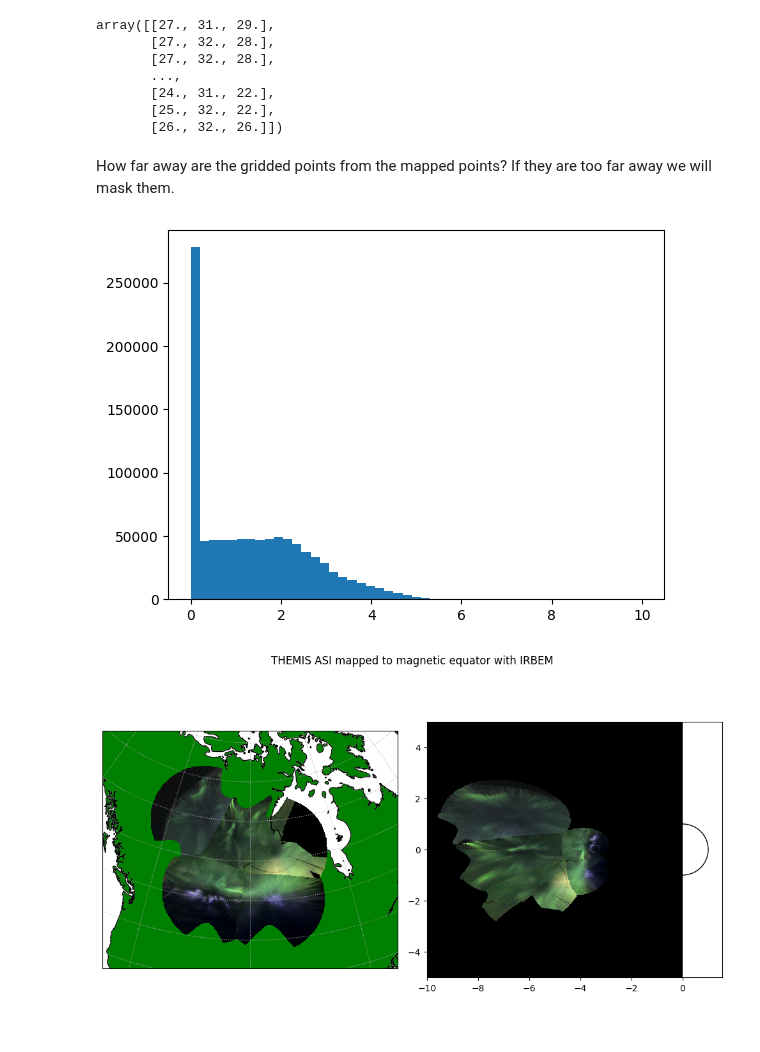
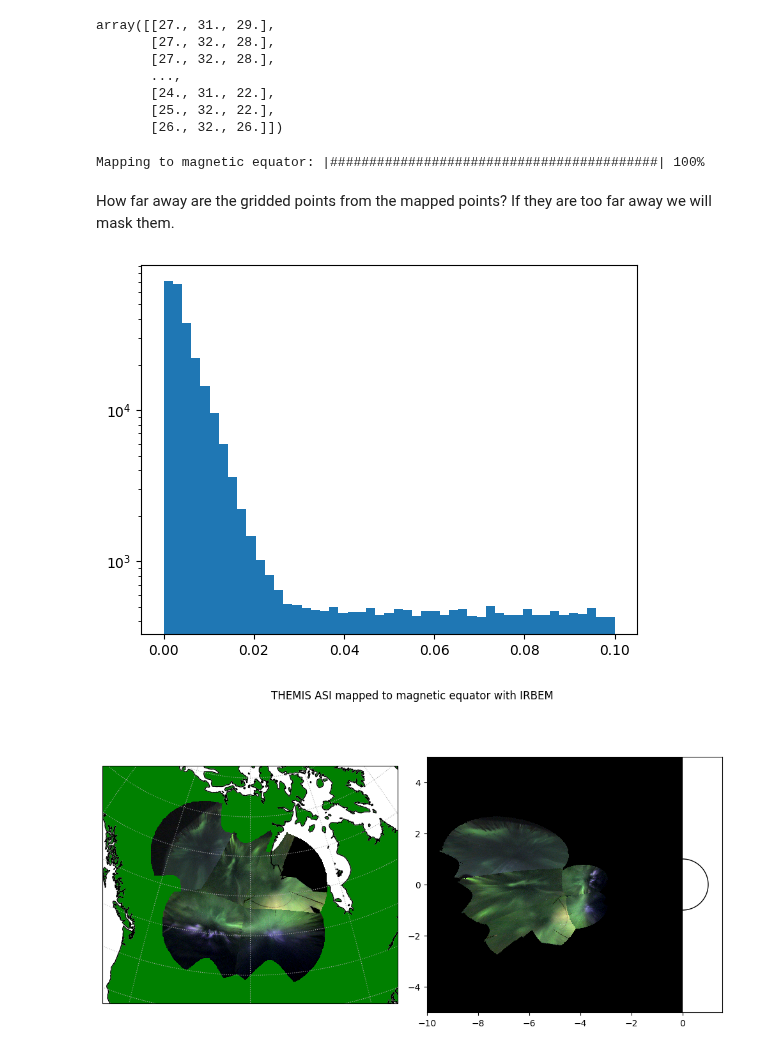
Before and after one commit to mshumko/asilib, a Jupyter notebook: docs/tutorials/magnetic_equator.ipynb, the cells around one changed output. Saved outputs shown, nothing was run; the diff lists cells and outputs as text; code cells hidden in the pictures.

```diff
--- a/docs/tutorials/magnetic_equator.ipynb
+++ b/docs/tutorials/magnetic_equator.ipynb
@@ -43,7 +43,13 @@ def map_eq(time, latitudes, longitudes, alt=110):
     """
     sm_coords = np.zeros((latitudes.shape[0], 3))
 
-    for i, (lat, lon) in enumerate(zip(latitudes, longitudes)):
+    _progressbar = asilib.utils.progressbar(
+        enumerate(zip(latitudes, longitudes)),
+        iter_length=latitudes.shape[0],
+        text='Mapping to magnetic equator'
+        )
+
+    for i, (lat, lon) in _progressbar:
 
         # Trace the magnetic field line to the magnetic equator
         LLA = {'datetime':time, 'x1':alt, 'x2':lat, 'x3':lon}
@@ -80,6 +86,8 @@ array([[27., 31., 29.],
        [26., 32., 26.]])
 # %%
 sm_loc = map_eq(time, lats_lons[:, 0], lats_lons[:, 1], alt=map_alt)
+# %% [output]
+Mapping to magnetic equator: |##########################################| 100%
 # %%
 x_grid, y_grid = np.meshgrid(np.linspace(-10, 0, num=1000), np.linspace(-5, 5, num=1001))
 # %%
@@ -90,9 +98,10 @@ dists, indexes = tree.query(xi)
 # %% [markdown]
 How far away are the gridded points from the mapped points? If they are too far away we will mask them.
 # %%
-plt.hist(dists.flatten(), bins=np.linspace(0, 10));
+plt.hist(dists.flatten(), bins=np.linspace(0, 0.1));
+plt.yscale('log')
 # %% [output]
-[figure, old version]
+[figure, new version]
 # %%
 gridded_eq_data = scipy.interpolate.griddata(
     sm_loc[:, :2],
```
Also changed, not shown: parts of 1 cell of this notebook.
